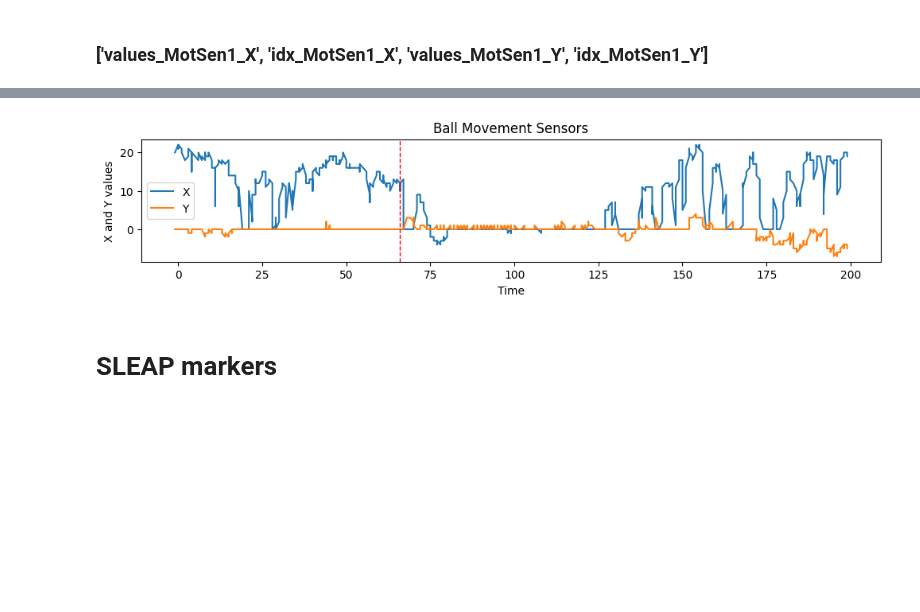
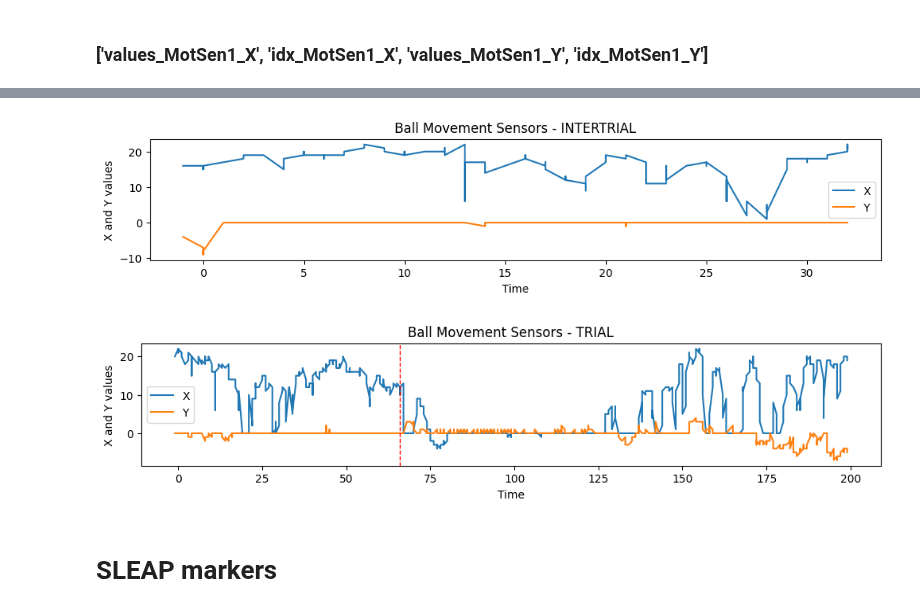
Before and after one commit to martinesparza/earthquake-analysis, a Jupyter notebook: notebooks/M062/trial_averaged_RNN/M062_2025_03_21_14_00_movment.ipynb, the cells around one changed output, grey strips where cells are left out. Drawn from its saved outputs; the diff is of its cells as text; code cells hidden in the pictures; blank space fills up the shorter version.

```diff
--- a/notebooks/M062/trial_averaged_RNN/M062_2025_03_21_14_00_movment.ipynb
+++ b/notebooks/M062/trial_averaged_RNN/M062_2025_03_21_14_00_movment.ipynb
@@ -137,16 +139,28 @@ Index(['index', 'animal', 'session', 'trial_id', 'trial_name', 'trial_length',
+# %%
+plt.figure(figsize=(12, 2))
+plt.plot(df_['idx_MotSen1_X'][1], df_['values_MotSen1_X'][1], label = "X")
+plt.plot(df_['idx_MotSen1_Y'][1], df_['values_MotSen1_Y'][1], label = "Y")
+
+plt.xlabel('Time')
+plt.ylabel('X and Y values')
+plt.legend()
+plt.title('Ball Movement Sensors - INTERTRIAL')
+plt.show()
+# %% [output]
+[figure, added]
 # %%
 plt.figure(figsize=(12, 2))
-plt.plot(df_['idx_MotSen1_X'][0], df_['values_MotSen1_X'][0], label = "X")
-plt.plot(df_['idx_MotSen1_Y'][0], df_['values_MotSen1_Y'][0], label = "Y")
+plt.plot(df_['idx_MotSen1_X'][2], df_['values_MotSen1_X'][2], label = "X")
+plt.plot(df_['idx_MotSen1_Y'][2], df_['values_MotSen1_Y'][2], label = "Y")
 plt.axvline(x=perturb_time_idx, color='red', linestyle='--', linewidth=1)
 
 plt.xlabel('Time')
 plt.ylabel('X and Y values')
 plt.legend()
-plt.title('Ball Movement Sensors')
+plt.title('Ball Movement Sensors - TRIAL')
 plt.show()
 # %% [output]
-[figure, old version]
+[figure, new version]
 # %% [markdown]
 # SLEAP markers
 # %% [markdown]
```
Also changed, not shown: parts of 7 cells of this notebook.
